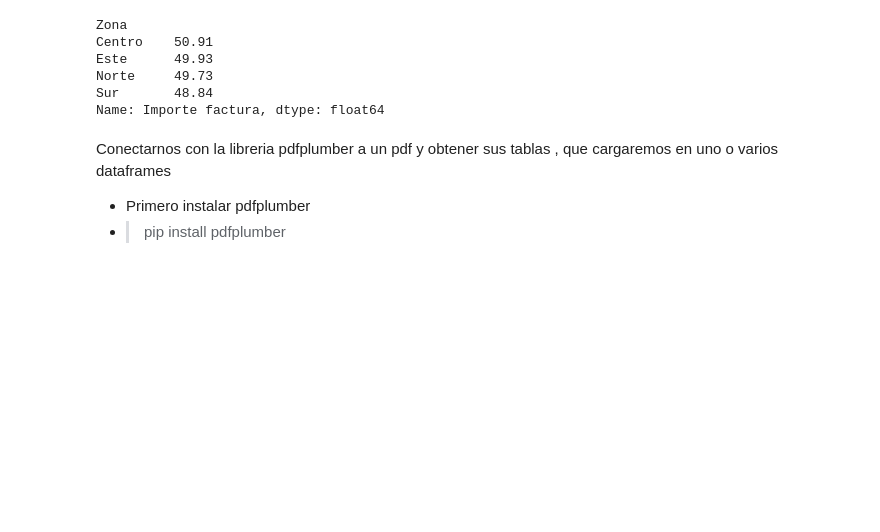
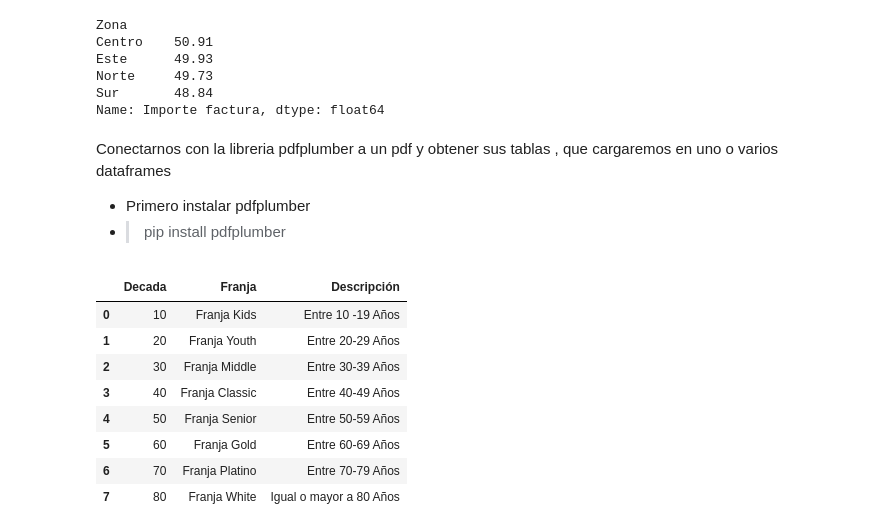
Before and after one commit to rogerloop/2026-04-29_Python3_Ciencia-de-datos-Python-Institute-PCAD-31-Ed2, a Jupyter notebook: 2026-05-05_Python3.ipynb, the cells around one changed output. Saved outputs shown, nothing was run; the diff lists cells and outputs as text; code cells hidden in the pictures; blank space fills up the shorter version.

```diff
--- a/2026-05-05_Python3.ipynb
+++ b/2026-05-05_Python3.ipynb
@@ -284,3 +284,56 @@ Name: Importe factura, dtype: float64
 Conectarnos con la libreria pdfplumber a un pdf y obtener sus tablas , que cargaremos en uno o varios dataframes
 - Primero instalar pdfplumber
 - >pip install pdfplumber
+# %%
+# Cargar las tablas de un pdf
+# 0. Importar las librerias
+
+import pdfplumber
+import pandas as pd
+
+# 1. Ajustar la ruta del fichero
+
+ruta_pdf = '/Users/rogerdefez/Documents/Cursos i Llibres/Curso Barcelona Activa/2026-04-29_Python3_Ciencia-de-datos-Python-Institute-PCAD-31-Ed2/Datos_originales/Franjas edades.pdf'
+
+# 2. Crear una lista para almacenar las tablas extraidas
+
+tablas =[]
+
+# 3. Vamos a crear un bucle para ir cargando las tablas, miraremos las diferentes tablas
+#  de las diferentes paginas
+
+with pdfplumber.open(ruta_pdf) as pdf:
+    for page in pdf.pages:          # con esto indicamos que recorra todas las paginas del pdf
+        # Extraer las tablas de la pagina que estoy recorriendo
+        tablas_extraidas = page.extract_tables()
+
+        # Vamos a recorrer la coleccion de tablas extraibles
+        for tabla in tablas_extraidas:
+            df = pd.DataFrame(tabla)
+            tablas.append(df)
+
+# 4. Acceder al dataframe resultante
+
+len(tablas) # Para saber cuantas tablas hay en la lista
+
+# Lo mas optimo, es clonar el dataframe en un objeto para tenerlo separado
+franjas = tablas[0]
+
+# Hacer la primera fila como encabezado
+franjas = franjas.rename(columns=franjas.iloc[0])
+
+
+# Y despues eliminamos la fila 0, con axis = 0 elimino filas, con axis = 1 elimino columnas
+
+franjas = franjas.drop([0], axis=0).reset_index(drop=True)
+franjas
+# %% [output]
+|  | Decada | Franja | Descripción |
+| 0 | 10 | Franja Kids | Entre 10 -19 Años |
+| 1 | 20 | Franja Youth | Entre 20-29 Años |
+| 2 | 30 | Franja Middle | Entre 30-39 Años |
+| 3 | 40 | Franja Classic | Entre 40-49 Años |
+| 4 | 50 | Franja Senior | Entre 50-59 Años |
+| 5 | 60 | Franja Gold | Entre 60-69 Años |
+| 6 | 70 | Franja Platino | Entre 70-79 Años |
+| 7 | 80 | Franja White | Igual o mayor a 80 Años |
```
